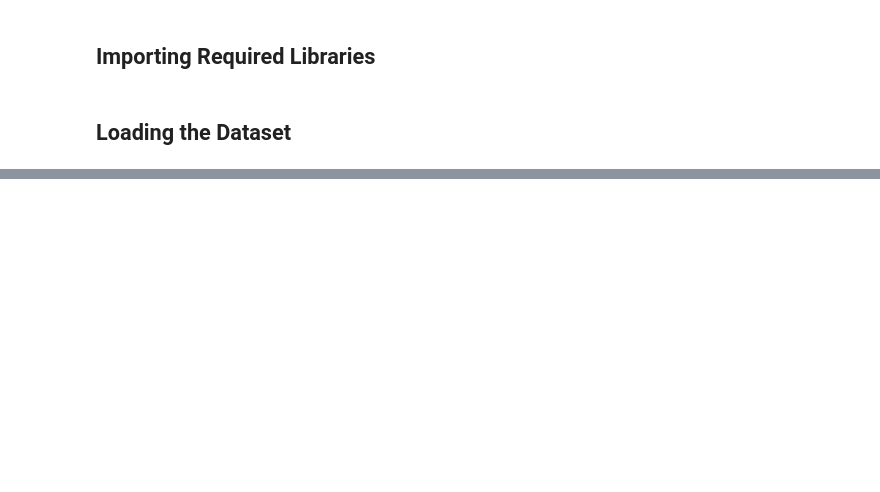
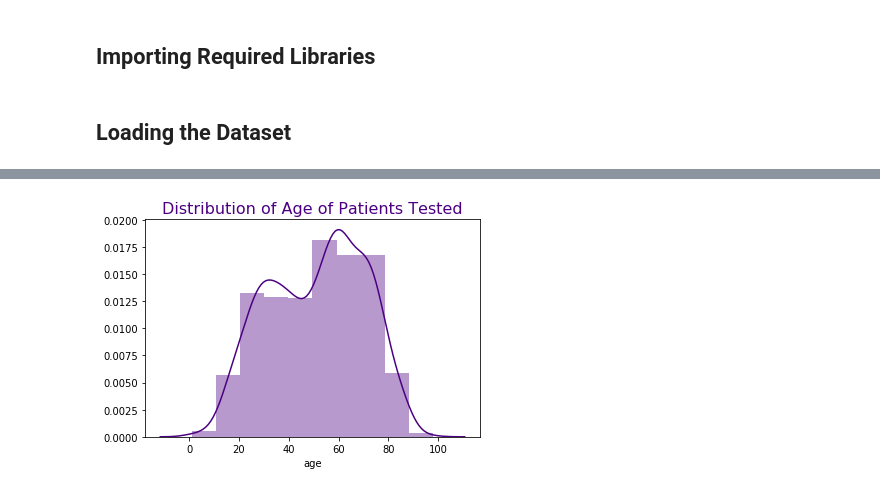
Before and after one commit to booorayan/DecisionTrees-SVM, a Jupyter notebook: Testing_for_Hypothyroidism_Using_Machine_Learning.ipynb, the cells around one changed output, grey strips where cells are left out. Cells and saved outputs as stored; diff of their text form; code cells hidden in the pictures; blank space fills up the shorter version.

```diff
--- a/Testing_for_Hypothyroidism_Using_Machine_Learning.ipynb
+++ b/Testing_for_Hypothyroidism_Using_Machine_Learning.ipynb
@@ -10,0 +345,7 @@
+# %%
+# plotting a histogram showing the distribution of age of patients
+sns.distplot(hypo_cl['age'], bins=10, color='indigo')
+plt.title('Distribution of Age of Patients Tested', fontsize=16, color='indigo')
+plt.show()
+# %% [output]
+[figure, added]
```
Also changed, not shown: parts of 122 cells of this notebook.
